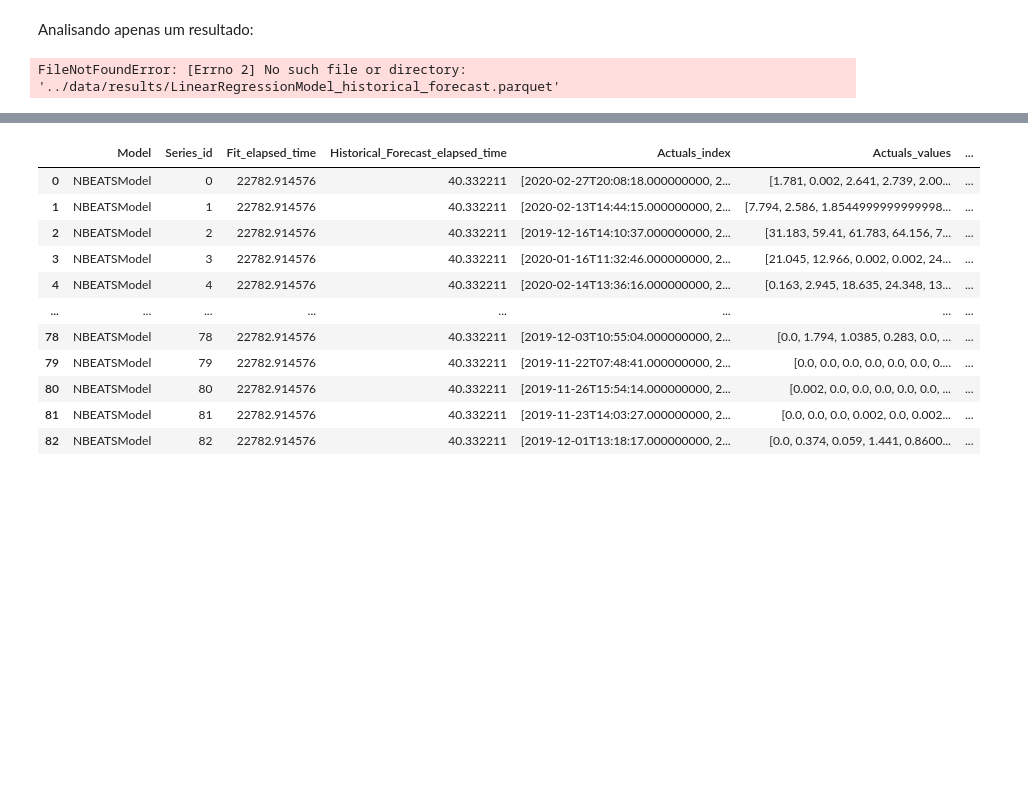
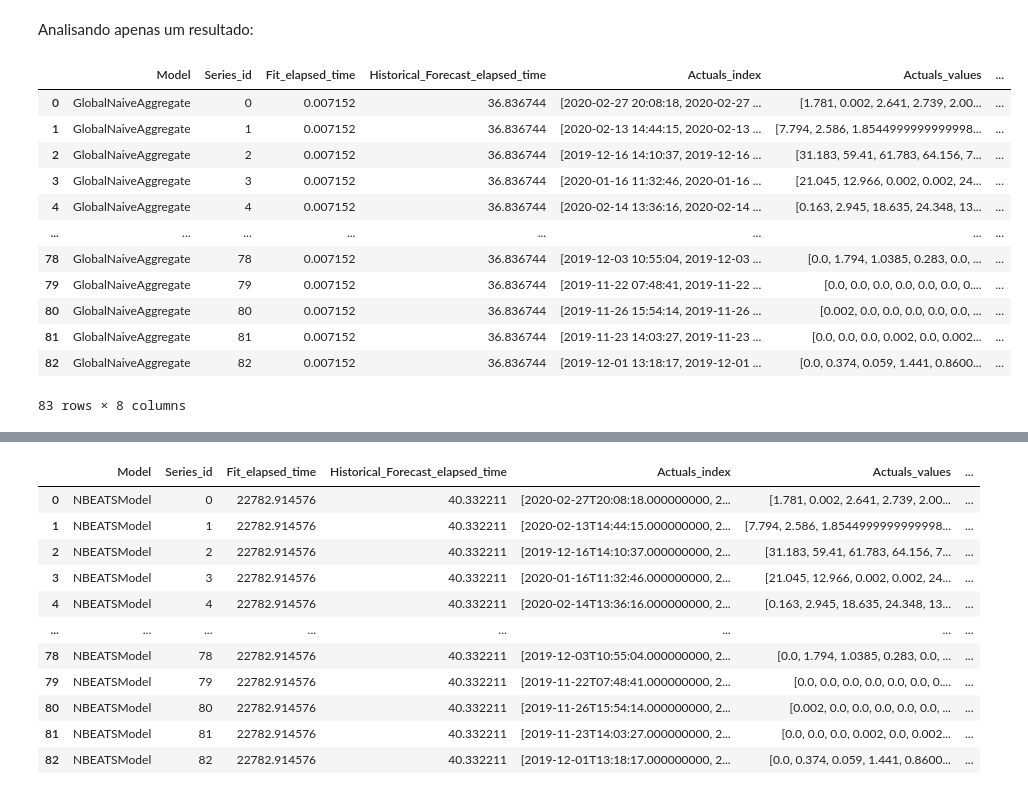
Before and after one commit to ejs94/5g-forecasting, a Jupyter notebook: notebooks/5_plot_results.ipynb, the cells around one changed output, grey strips where cells are left out. Cells and saved outputs as stored; diff of their text form; code cells hidden in the pictures; blank space fills up the shorter version.

```diff
--- a/notebooks/5_plot_results.ipynb
+++ b/notebooks/5_plot_results.ipynb
@@ -37,9 +37,21 @@ os.path.join(os.pardir, "data", "90_split", "no_window")
 # %% [markdown]
 Analisando apenas um resultado:
 # %%
-test_df = pd.read_parquet(os.path.join(os.pardir, "data", "results", "LinearRegressionModel_historical_forecast.parquet"))
+test_df = pd.read_parquet(os.path.join(os.pardir, "data", "results", "univariate_GlobalNaiveAggregate_historical_forecast.parquet"))
 test_df = test_df.reset_index(drop=True)
 test_df
 # %% [output]
+|  | Model | Series_id | Fit_elapsed_time | Historical_Forecast_elapsed_time | Actuals_index | Actuals_values | ... |
+| 0 | GlobalNaiveAggregate | 0 | 0.007152 | 36.836744 | [2020-02-27 20:08:18, 2020-02-27 ... | [1.781, 0.002, 2.641, 2.739, 2.00... | ... |
+| 1 | GlobalNaiveAggregate | 1 | 0.007152 | 36.836744 | [2020-02-13 14:44:15, 2020-02-13 ... | [7.794, 2.586, 1.8544999999999998... | ... |
+| 2 | GlobalNaiveAggregate | 2 | 0.007152 | 36.836744 | [2019-12-16 14:10:37, 2019-12-16 ... | [31.183, 59.41, 61.783, 64.156, 7... | ... |
+| 3 | GlobalNaiveAggregate | 3 | 0.007152 | 36.836744 | [2020-01-16 11:32:46, 2020-01-16 ... | [21.045, 12.966, 0.002, 0.002, 24... | ... |
+| 4 | GlobalNaiveAggregate | 4 | 0.007152 | 36.836744 | [2020-02-14 13:36:16, 2020-02-14 ... | [0.163, 2.945, 18.635, 24.348, 13... | ... |
+| ... | ... | ... | ... | ... | ... | ... | ... |
+| 78 | GlobalNaiveAggregate | 78 | 0.007152 | 36.836744 | [2019-12-03 10:55:04, 2019-12-03 ... | [0.0, 1.794, 1.0385, 0.283, 0.0, ... | ... |
+| 79 | GlobalNaiveAggregate | 79 | 0.007152 | 36.836744 | [2019-11-22 07:48:41, 2019-11-22 ... | [0.0, 0.0, 0.0, 0.0, 0.0, 0.0, 0.... | ... |
+| 80 | GlobalNaiveAggregate | 80 | 0.007152 | 36.836744 | [2019-11-26 15:54:14, 2019-11-26 ... | [0.002, 0.0, 0.0, 0.0, 0.0, 0.0, ... | ... |
+| 81 | GlobalNaiveAggregate | 81 | 0.007152 | 36.836744 | [2019-11-23 14:03:27, 2019-11-23 ... | [0.0, 0.0, 0.0, 0.002, 0.0, 0.002... | ... |
+| 82 | GlobalNaiveAggregate | 82 | 0.007152 | 36.836744 | [2019-12-01 13:18:17, 2019-12-01 ... | [0.0, 0.374, 0.059, 1.441, 0.8600... | ... |
-FileNotFoundError: [Errno 2] No such file or directory: '../data/results/LinearRegressionModel_historical_forecast.parquet'
+83 rows × 8 columns
 # %%
```
Also changed, not shown: parts of 1 cell of this notebook, 5 other files.
